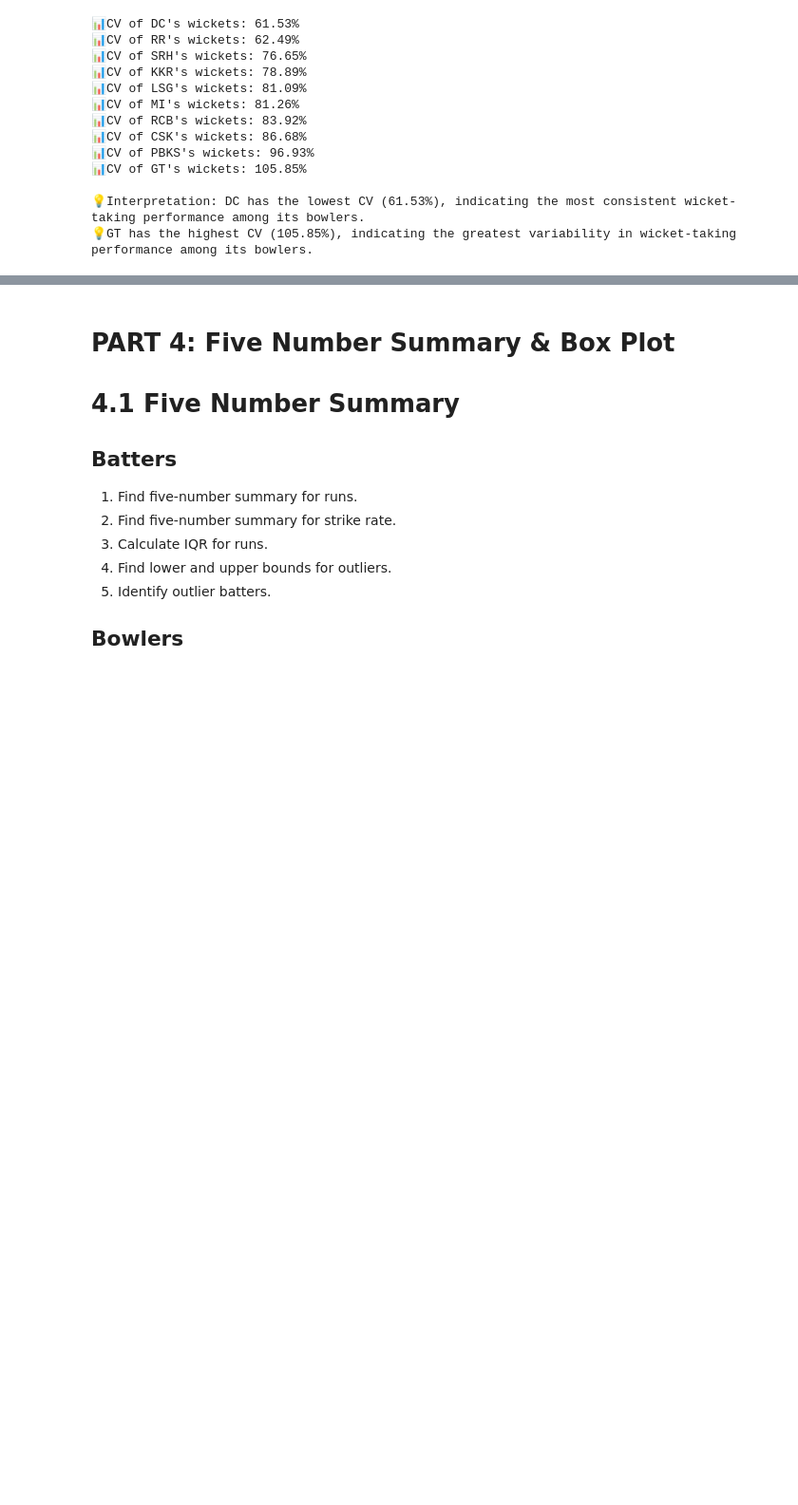
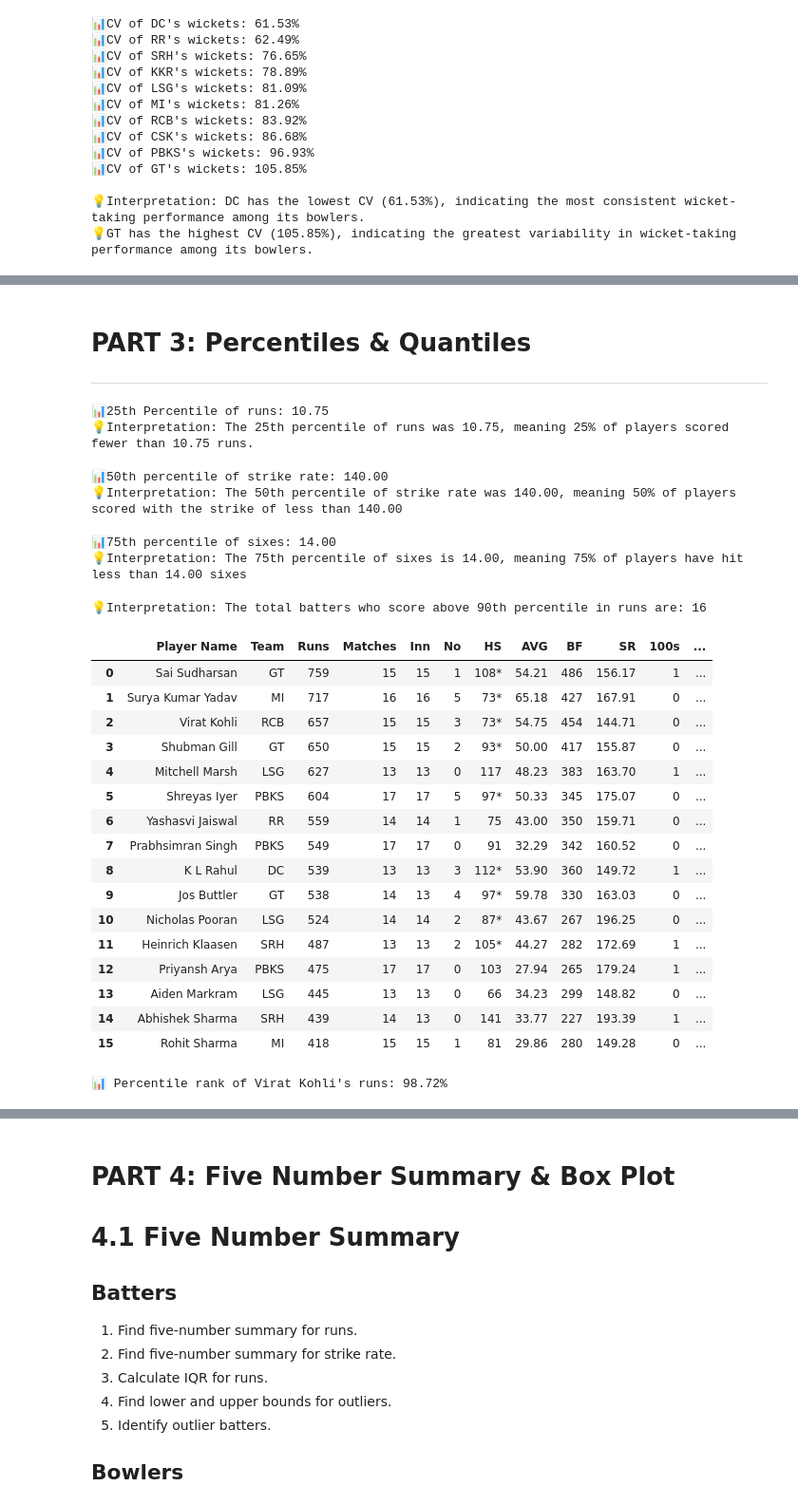
Before and after one commit to shahyash1136/data-analyst-porjects, a Jupyter notebook: IPL_2025_jupyterbook/index.ipynb, the cells around one changed output, grey strips where cells are left out. Shown at 95% size. Cells and saved outputs as stored; diff of their text form; code cells hidden in the pictures; blank space fills up the shorter version.

Commit message:
completed percentile section

```diff
--- a/IPL_2025_jupyterbook/index.ipynb
+++ b/IPL_2025_jupyterbook/index.ipynb
@@ -2723,0 +2682,71 @@ print(
+# %% [markdown]
+# PART 3: Percentiles & Quantiles
+
+---
+# %%
+# 3.1 Percentiles
+
+## Batters
+
+# 1. Find 25th percentile of runs.
+runs_p25 = df_batters['Runs'].quantile(.25)
+print(f"📊25th Percentile of runs: {runs_p25:.2f}")
+
+print(f"💡Interpretation: The 25th percentile of runs was {runs_p25:.2f}, meaning 25% of players scored fewer than {runs_p25:.2f} runs.")
+# %% [output]
+📊25th Percentile of runs: 10.75
+💡Interpretation: The 25th percentile of runs was 10.75, meaning 25% of players scored fewer than 10.75 runs.
+# %%
+# 2. Find 50th percentile of strike rates.
+sr_p50 = df_batters['SR'].quantile(.50)
+print(f"📊50th percentile of strike rate: {sr_p50:.2f}")
+print(f"💡Interpretation: The 50th percentile of strike rate was {sr_p50:.2f}, meaning 50% of players scored with the strike of less than {sr_p50:.2f}")
+# %% [output]
+📊50th percentile of strike rate: 140.00
+💡Interpretation: The 50th percentile of strike rate was 140.00, meaning 50% of players scored with the strike of less than 140.00
+# %%
+# 3. Find 75th percentile of sixes.
+six_p75 = df_batters['6s'].quantile(.75)
+print(f"📊75th percentile of sixes: {six_p75:.2f}")
+
+print(f"💡Interpretation: The 75th percentile of sixes is {six_p75:.2f}, meaning 75% of players have hit less than {six_p75:.2f} sixes")
+# %% [output]
+📊75th percentile of sixes: 14.00
+💡Interpretation: The 75th percentile of sixes is 14.00, meaning 75% of players have hit less than 14.00 sixes
+# %%
+# 4. Which batters are above 90th percentile in runs?
+run_p90 = df_batters['Runs'].quantile(.90)
+
+batters_data = df_batters[df_batters['Runs'] > run_p90]
+print(f'💡Interpretation: The total batters who score above 90th percentile in runs are: {len(batters_data)}')
+display(batters_data)
+# %% [output]
+💡Interpretation: The total batters who score above 90th percentile in runs are: 16
+|  | Player Name | Team | Runs | Matches | Inn | No | HS | AVG | BF | SR | 100s | ... |
+| 0 | Sai Sudharsan | GT | 759 | 15 | 15 | 1 | 108* | 54.21 | 486 | 156.17 | 1 | ... |
+| 1 | Surya Kumar Yadav | MI | 717 | 16 | 16 | 5 | 73* | 65.18 | 427 | 167.91 | 0 | ... |
+| 2 | Virat Kohli | RCB | 657 | 15 | 15 | 3 | 73* | 54.75 | 454 | 144.71 | 0 | ... |
+| 3 | Shubman Gill | GT | 650 | 15 | 15 | 2 | 93* | 50.00 | 417 | 155.87 | 0 | ... |
+| 4 | Mitchell Marsh | LSG | 627 | 13 | 13 | 0 | 117 | 48.23 | 383 | 163.70 | 1 | ... |
+| 5 | Shreyas Iyer | PBKS | 604 | 17 | 17 | 5 | 97* | 50.33 | 345 | 175.07 | 0 | ... |
+| 6 | Yashasvi Jaiswal | RR | 559 | 14 | 14 | 1 | 75 | 43.00 | 350 | 159.71 | 0 | ... |
+| 7 | Prabhsimran Singh | PBKS | 549 | 17 | 17 | 0 | 91 | 32.29 | 342 | 160.52 | 0 | ... |
+| 8 | K L Rahul | DC | 539 | 13 | 13 | 3 | 112* | 53.90 | 360 | 149.72 | 1 | ... |
+| 9 | Jos Buttler | GT | 538 | 14 | 13 | 4 | 97* | 59.78 | 330 | 163.03 | 0 | ... |
+| 10 | Nicholas Pooran | LSG | 524 | 14 | 14 | 2 | 87* | 43.67 | 267 | 196.25 | 0 | ... |
+| 11 | Heinrich Klaasen | SRH | 487 | 13 | 13 | 2 | 105* | 44.27 | 282 | 172.69 | 1 | ... |
+| 12 | Priyansh Arya | PBKS | 475 | 17 | 17 | 0 | 103 | 27.94 | 265 | 179.24 | 1 | ... |
+| 13 | Aiden Markram | LSG | 445 | 13 | 13 | 0 | 66 | 34.23 | 299 | 148.82 | 0 | ... |
+| 14 | Abhishek Sharma | SRH | 439 | 14 | 13 | 0 | 141 | 33.77 | 227 | 193.39 | 1 | ... |
+| 15 | Rohit Sharma | MI | 418 | 15 | 15 | 1 | 81 | 29.86 | 280 | 149.28 | 0 | ... |
+# %%
+# 5. Find percentile rank of Virat Kohli’s runs.
+virat_runs = df_batters.loc[df_batters["Player Name"] == "Virat Kohli", "Runs"].iloc[0]
+
+below_or_equal = df_batters[df_batters["Runs"] <= virat_runs]
+
+percentile_rank = (len(below_or_equal) / len(df_batters)) * 100
+
+print(f"📊 Percentile rank of Virat Kohli's runs: {percentile_rank:.2f}%")
+# %% [output]
+📊 Percentile rank of Virat Kohli's runs: 98.72%
```
Also changed, not shown: parts of 7 cells of this notebook.
